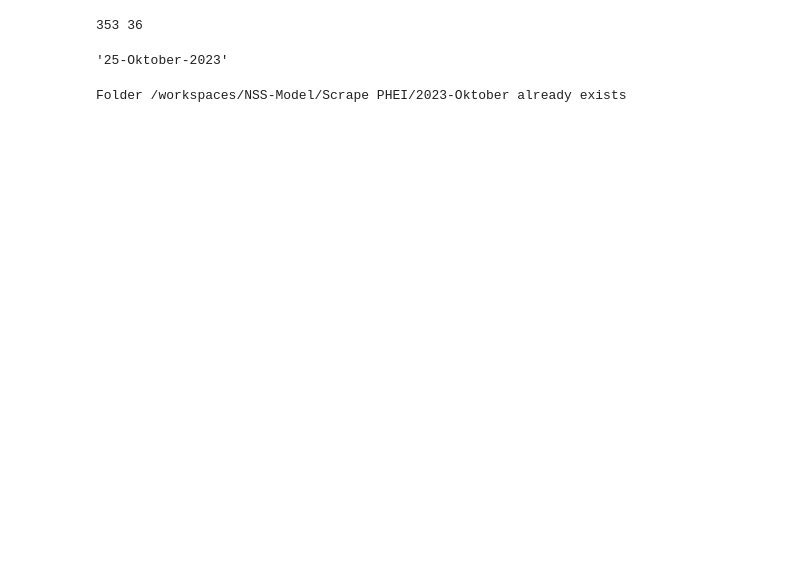
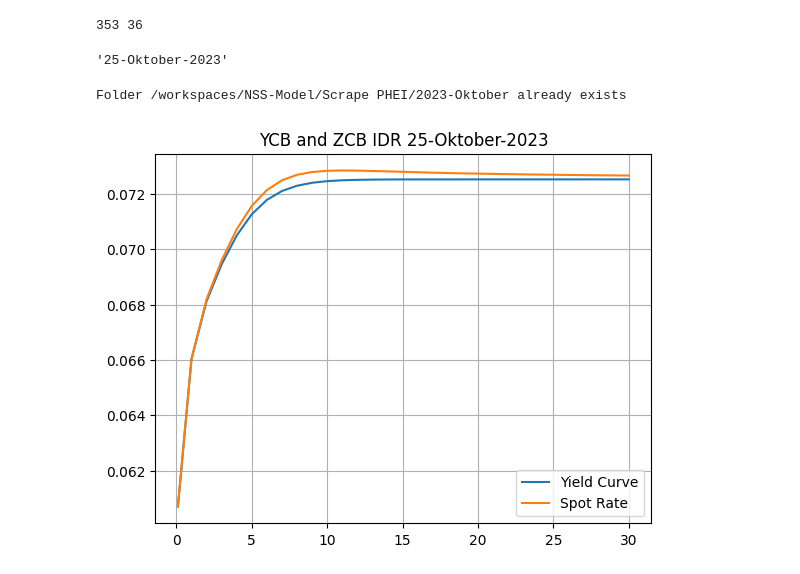
Before and after one commit to leonv1602/NSS-Model, a Jupyter notebook: Scrape PHEI/scrape.ipynb, the cells around one changed output. Saved outputs shown, nothing was run; the diff lists cells and outputs as text; code cells hidden in the pictures; blank space fills up the shorter version.

Commit message:
added plot code to ensure no error

```diff
--- a/Scrape PHEI/scrape.ipynb
+++ b/Scrape PHEI/scrape.ipynb
@@ -62,6 +63,15 @@ def spot_rate(df):
     return spot_data
 # %%
 df['Spot-Rate'] = spot_rate(df)
+# %%
+plt.plot(df.index, df['IBPA Yield'], label = 'Yield Curve')
+plt.plot(df.index, df['Spot-Rate'], label = 'Spot Rate')
+plt.legend()
+plt.title(f'YCB and ZCB IDR {clean_date}')
+plt.grid()
+plt.show()
+# %% [output]
+[figure, added]
 # %%
 df.to_excel(f'/workspaces/NSS-Model/Scrape PHEI/{clean_date.split("-")[2]}-{clean_date.split("-")[1]}/Yield-Curve-{clean_date}.xlsx',
             sheet_name=clean_date)
```
Also changed, not shown: parts of 1 cell of this notebook, 1 other file.
